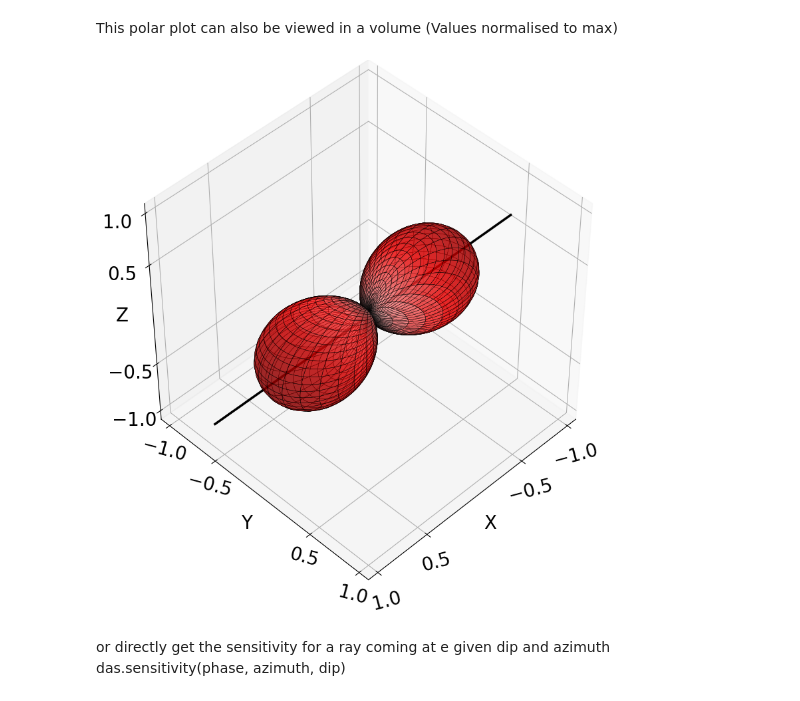
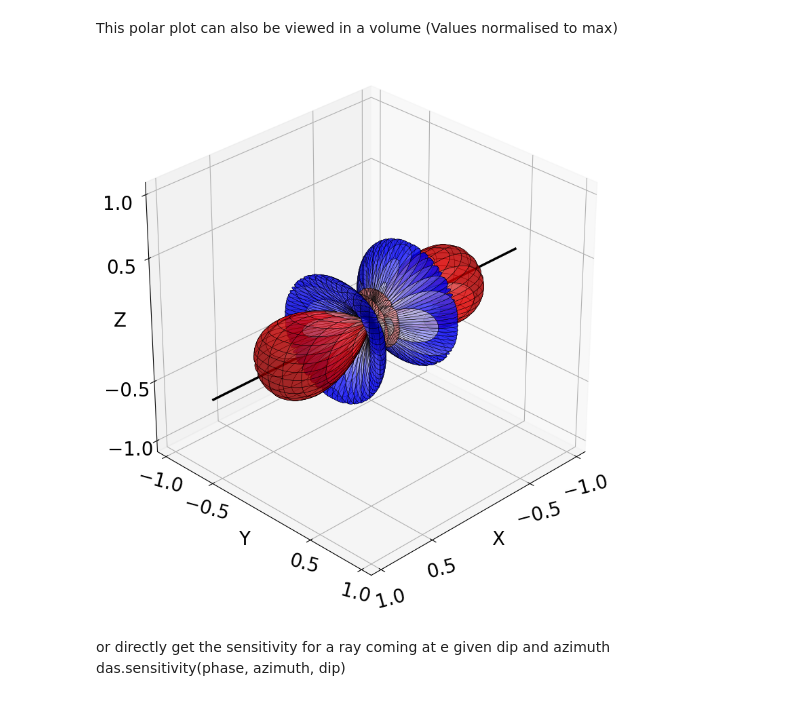
Before and after one commit to olfontai/DAS_sensitivity, a Jupyter notebook: Forward_amplitude_model/Objects_overview.ipynb, the cells around one changed output. Saved outputs shown, nothing was run; the diff lists cells and outputs as text; code cells hidden in the pictures.

```diff
--- a/Forward_amplitude_model/Objects_overview.ipynb
+++ b/Forward_amplitude_model/Objects_overview.ipynb
@@ -42,8 +42,8 @@ DAS sensor response (!!! can take Gauge length affect !!!)
 das = DASSensor(
     azimuth=0,
     dip=0,
-    gauge_length=None,
-    wavelength=None,
+    gauge_length=10,
+    wavelength=4,
     velocity=None,
     latitude = None,
     longitude = None,
@@ -60,9 +60,9 @@ das.plot_polar_pattern('P')
 # %% [markdown]
 This polar plot can also be viewed in a volume (Values normalised to max)
 # %%
-das.plot_3d_fiber_response('P')
+das.plot_3d_fiber_response('P', view=[30,45])
 # %% [output]
-[figure, old version]
+[figure, new version]
 # %% [markdown]
 or directly get the sensitivity for a ray coming at e given dip and azimuth <br>
 das.sensitivity(phase, azimuth, dip)
```
Also changed, not shown: parts of 2 cells of this notebook, 8 other files.
